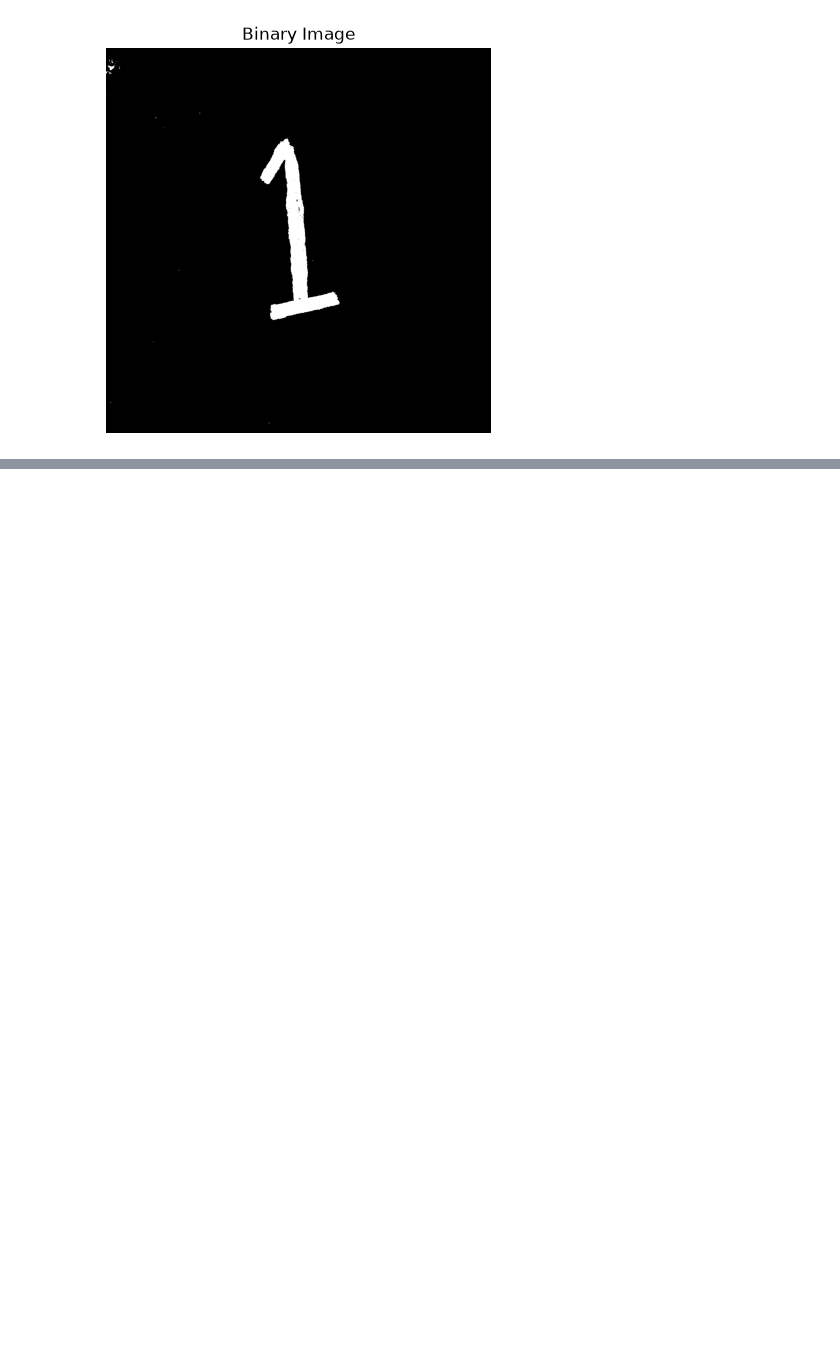
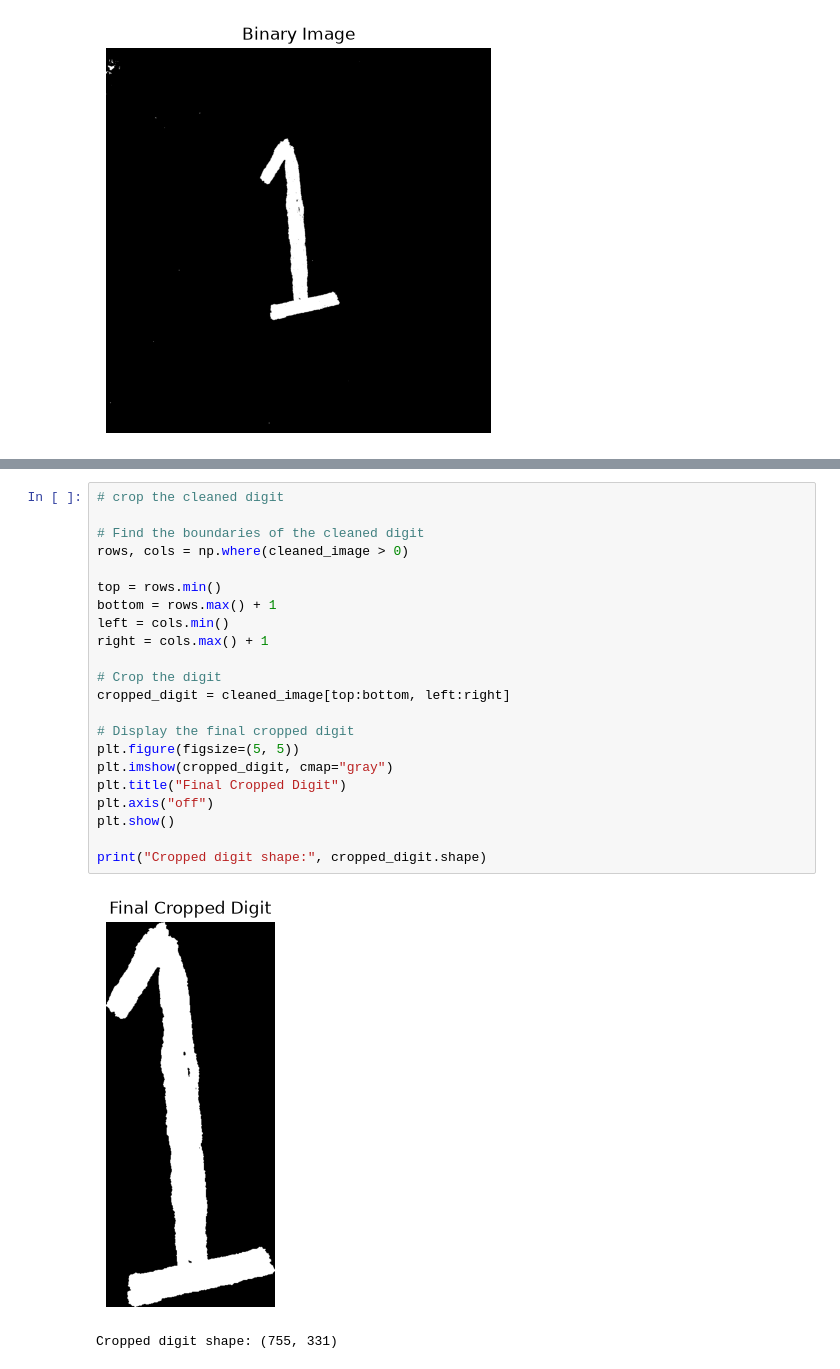
Before and after one commit to mtalhaimran104/deep-learning-journey, a Jupyter notebook: 00_projects/02_mnist_digit_recognition/digit_recognition.ipynb, the cells around one changed output, grey strips where cells are left out. Saved outputs shown, nothing was run; the diff lists cells and outputs as text; blank space fills up the shorter version.

```diff
--- a/00_projects/02_mnist_digit_recognition/digit_recognition.ipynb
+++ b/00_projects/02_mnist_digit_recognition/digit_recognition.ipynb
@@ -144,0 +126,25 @@ Cropped digit shape: (1511, 971)
+# %%
+# crop the cleaned digit
+
+# Find the boundaries of the cleaned digit
+rows, cols = np.where(cleaned_image > 0)
+
+top = rows.min()
+bottom = rows.max() + 1
+left = cols.min()
+right = cols.max() + 1
+
+# Crop the digit
+cropped_digit = cleaned_image[top:bottom, left:right]
+
+# Display the final cropped digit
+plt.figure(figsize=(5, 5))
+plt.imshow(cropped_digit, cmap="gray")
+plt.title("Final Cropped Digit")
+plt.axis("off")
+plt.show()
+
+print("Cropped digit shape:", cropped_digit.shape)
+# %% [output]
+[figure, added]
+Cropped digit shape: (755, 331)
```
Also changed, not shown: parts of 28 cells of this notebook, 2 other files.
